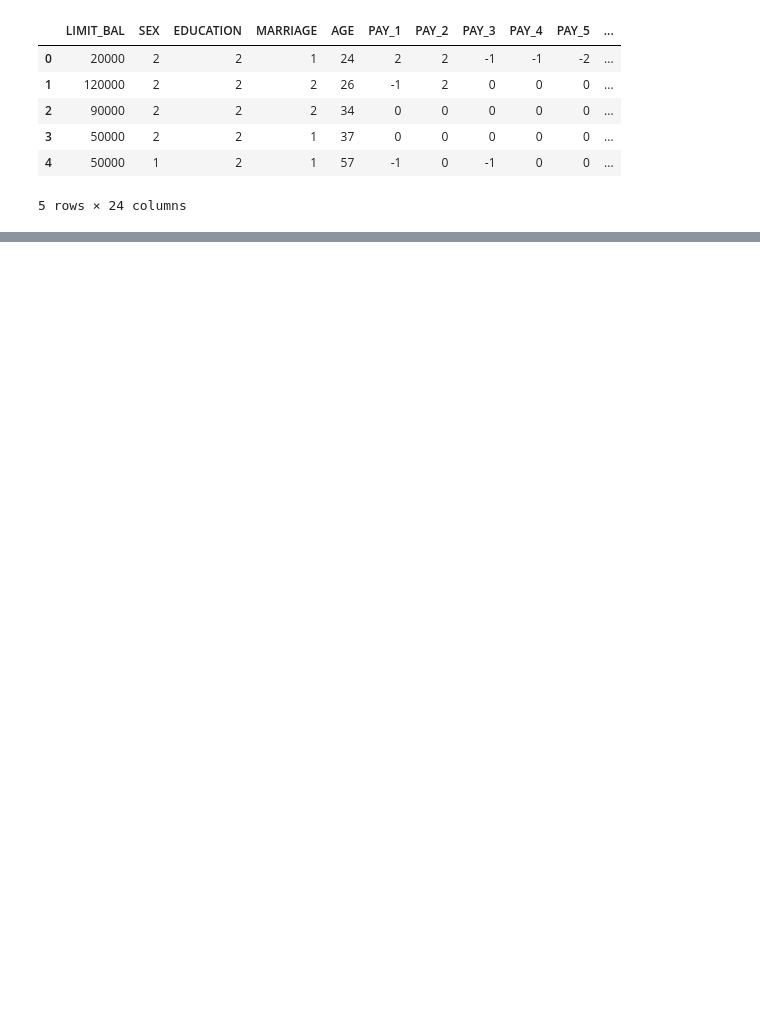
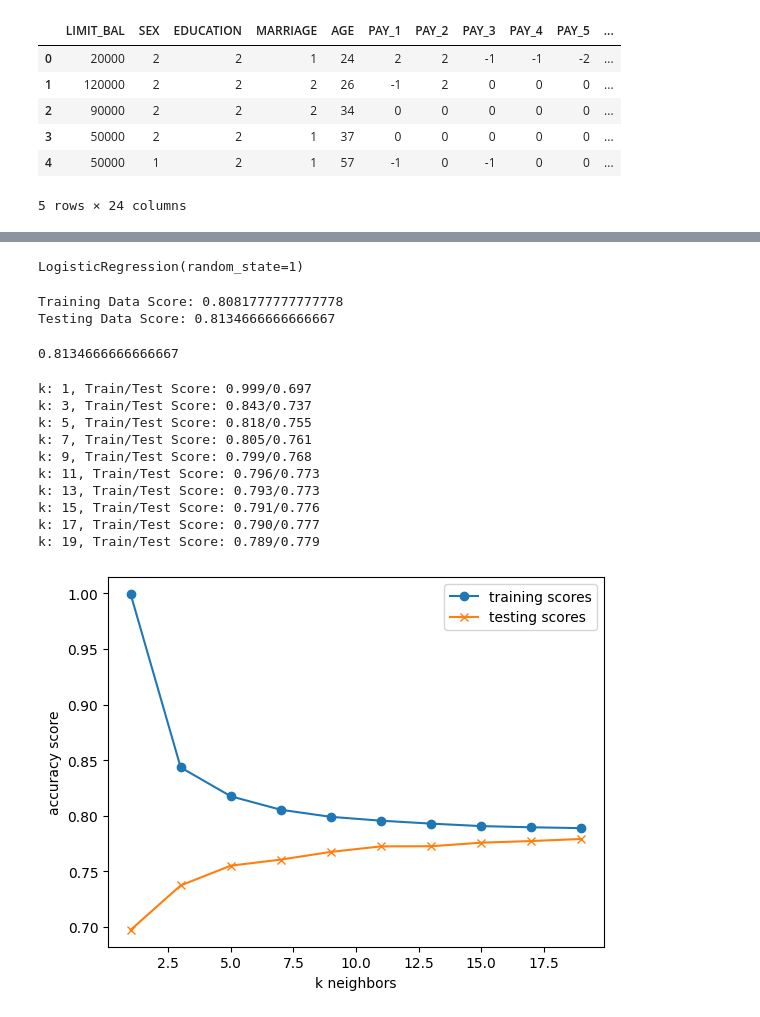
Before and after one commit to jessepoljak/Project_2_Credit_Default, a Jupyter notebook: Project2_Loans.ipynb, the cells around one changed output, grey strips where cells are left out. Cells and saved outputs as stored; diff of their text form; code cells hidden in the pictures; blank space fills up the shorter version.

Commit message:
Added Models, resampling, scaling.

```diff
--- a/Project2_Loans.ipynb
+++ b/Project2_Loans.ipynb
@@ -140,0 +271,5 @@ plt.scatter(df_corr['PAY_1'], df_corr['default_payment_next_month'])
+# %%
+# Scale the data using standard scaler
+scaler = StandardScaler().fit(X_train)
+X_train_scaled = scaler.transform(X_train)
+X_test_scaled = scaler.transform(X_test)
@@ -140,0 +290,3 @@ plt.scatter(df_corr['PAY_1'], df_corr['default_payment_next_month'])
+# %%
+# Fit the logistical regression model, with the standard scaled data
+logistic_regression_model.fit(X_train_scaled, y_train)
@@ -140,0 +308,23 @@ plt.scatter(df_corr['PAY_1'], df_corr['default_payment_next_month'])
+# %%
+# Scale the data using Min Max scaler
+scaler = MinMaxScaler().fit(X_train)
+X_train_scaled = scaler.transform(X_train)
+X_test_scaled = scaler.transform(X_test)
+# %%
+# Fit the logistical regression model, with the min max scaled data
+logistic_regression_model.fit(X_train_scaled, y_train)
+# %% [output]
+LogisticRegression(random_state=1)
+# %%
+# Score the logistical regression model, with the min max scaled data
+print(f"Training Data Score: {logistic_regression_model.score(X_train_scaled, y_train)}")
+print(f"Testing Data Score: {logistic_regression_model.score(X_test_scaled, y_test)}")
+# %% [output]
+Training Data Score: 0.8081777777777778
+Testing Data Score: 0.8134666666666667
+# %%
+# Get the accuracy score for the logistical regression model, with the min max scaled data
+testing_predictions = logistic_regression_model.predict(X_test_scaled)
+accuracy_score(y_test, testing_predictions)
+# %% [output]
+0.8134666666666667
@@ -140,0 +334,32 @@ plt.scatter(df_corr['PAY_1'], df_corr['default_payment_next_month'])
+# %%
+# Because we have to account for overfitting and accuracy, we will plot the K values with the unscaled data.
+train_scores = []
+test_scores = []
+for k in range(1, 20, 2):
+    knn = KNeighborsClassifier(n_neighbors=k)
+    knn.fit(X_train, y_train)
+    train_score = knn.score(X_train, y_train)
+    test_score = knn.score(X_test, y_test)
+    train_scores.append(train_score)
+    test_scores.append(test_score)
+    print(f"k: {k}, Train/Test Score: {train_score:.3f}/{test_score:.3f}")
+
+# Plot the results
+plt.plot(range(1, 20, 2), train_scores, marker='o', label="training scores")
+plt.plot(range(1, 20, 2), test_scores, marker="x", label="testing scores")
+plt.xlabel("k neighbors")
+plt.ylabel("accuracy score")
+plt.legend()
+plt.show()
+# %% [output]
+k: 1, Train/Test Score: 0.999/0.697
+k: 3, Train/Test Score: 0.843/0.737
+k: 5, Train/Test Score: 0.818/0.755
+k: 7, Train/Test Score: 0.805/0.761
+k: 9, Train/Test Score: 0.799/0.768
+k: 11, Train/Test Score: 0.796/0.773
+k: 13, Train/Test Score: 0.793/0.773
+k: 15, Train/Test Score: 0.791/0.776
+k: 17, Train/Test Score: 0.790/0.777
+k: 19, Train/Test Score: 0.789/0.779
+[figure, added]
```
Also changed, not shown: parts of 44 cells of this notebook.
